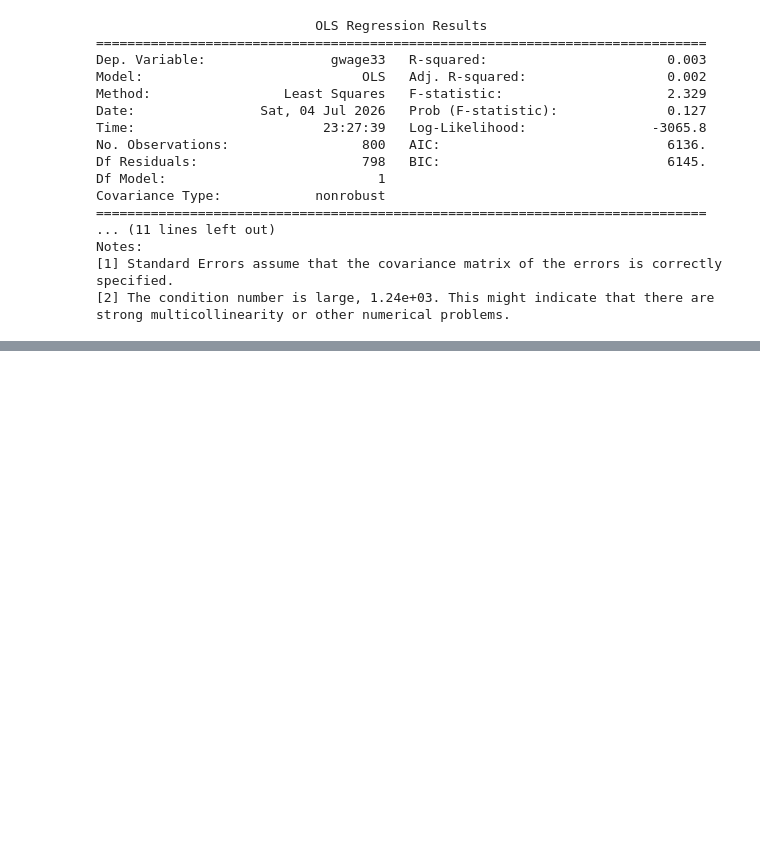
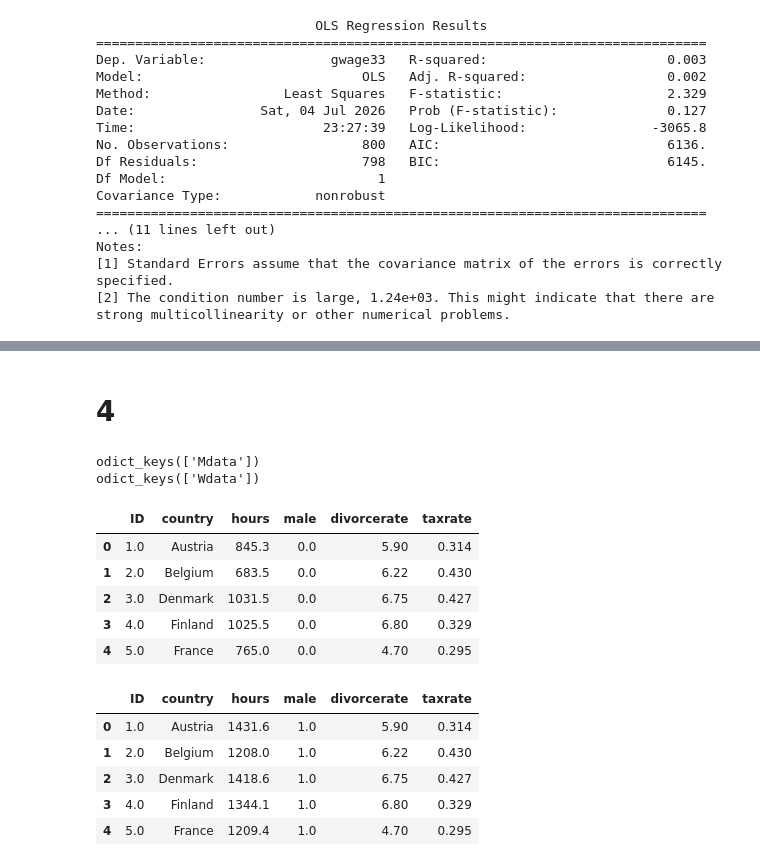
Before and after one commit to ani-research/Python-Companion-For-Real-Econometrics-by-M.Bailey, a Jupyter notebook: chapters/chapter03.ipynb, the cells around one changed output, grey strips where cells are left out. Drawn from its saved outputs; the diff is of its cells as text; code cells hidden in the pictures; blank space fills up the shorter version.

```diff
--- a/chapters/chapter03.ipynb
+++ b/chapters/chapter03.ipynb
@@ -891,0 +889,30 @@ strong multicollinearity or other numerical problems.
+# %% [markdown]
+# 4
+# %%
+rdtM= pyreadr.read_r(r"C:\Users\khosl\OneDrive\Documents\Py notebook\Books\Real Econometrics\RE2e_Exercise Data_CH03\RE2e_R Data sets_CH03\Ch3_Exercise4_Divorce_rates_Men.RData")
+rdtW= pyreadr.read_r(r"C:\Users\khosl\OneDrive\Documents\Py notebook\Books\Real Econometrics\RE2e_Exercise Data_CH03\RE2e_R Data sets_CH03\Ch3_Exercise4_Divorce_rates_Women.RData")
+
+print(rdtM.keys())
+print(rdtW.keys())
+# %% [output]
+odict_keys(['Mdata'])
+odict_keys(['Wdata'])
+# %%
+womenDF= rdtW["Wdata"]
+display(womenDF.head())
+
+menDF= rdtM["Mdata"]
+display(menDF.head())
+# %% [output]
+|  | ID | country | hours | male | divorcerate | taxrate |
+| 0 | 1.0 | Austria | 845.3 | 0.0 | 5.90 | 0.314 |
+| 1 | 2.0 | Belgium | 683.5 | 0.0 | 6.22 | 0.430 |
+| 2 | 3.0 | Denmark | 1031.5 | 0.0 | 6.75 | 0.427 |
+| 3 | 4.0 | Finland | 1025.5 | 0.0 | 6.80 | 0.329 |
+| 4 | 5.0 | France | 765.0 | 0.0 | 4.70 | 0.295 |
+|  | ID | country | hours | male | divorcerate | taxrate |
+| 0 | 1.0 | Austria | 1431.6 | 1.0 | 5.90 | 0.314 |
+| 1 | 2.0 | Belgium | 1208.0 | 1.0 | 6.22 | 0.430 |
+| 2 | 3.0 | Denmark | 1418.6 | 1.0 | 6.75 | 0.427 |
+| 3 | 4.0 | Finland | 1344.1 | 1.0 | 6.80 | 0.329 |
+| 4 | 5.0 | France | 1209.4 | 1.0 | 4.70 | 0.295 |
```
Also changed, not shown: parts of 13 cells of this notebook.
